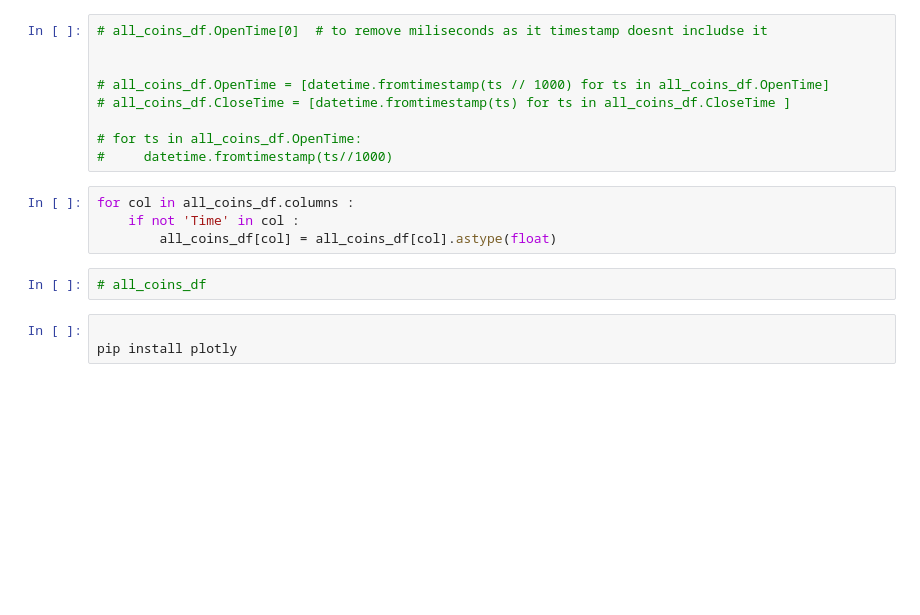
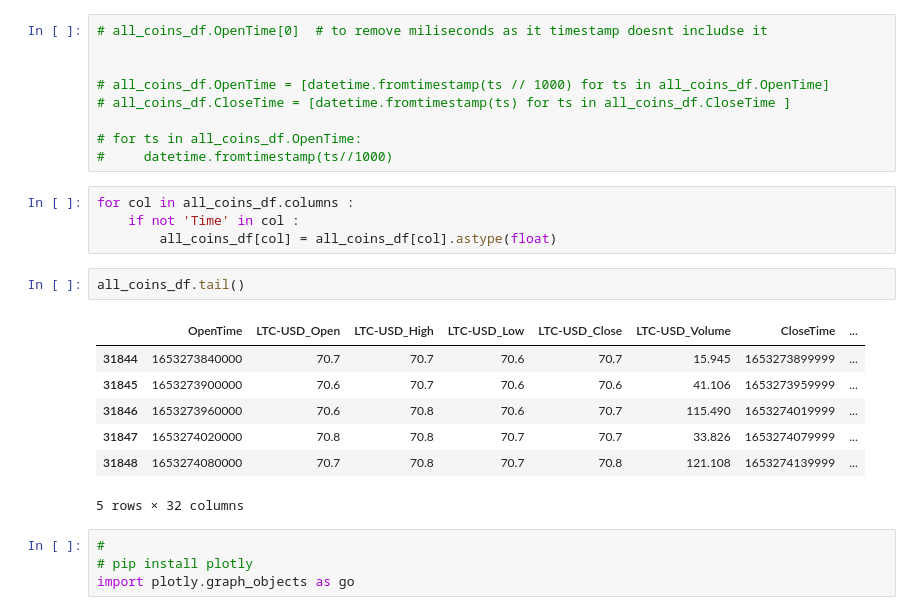
Before and after one commit to Heyymant/Automated-Crypto-Trading-Bot, a Jupyter notebook: data_gather.ipynb, the cells around one changed output. Drawn from its saved outputs; the diff is of its cells as text; blank space fills up the shorter version.

```diff
--- a/data_gather.ipynb
+++ b/data_gather.ipynb
@@ -91,8 +85,17 @@ from datetime import datetime,  timezone
 for col in all_coins_df.columns :
     if not 'Time' in col :
         all_coins_df[col] = all_coins_df[col].astype(float)
-# %%
-# all_coins_df
+# %%
+all_coins_df.tail()
+# %% [output]
+|  | OpenTime | LTC-USD_Open | LTC-USD_High | LTC-USD_Low | LTC-USD_Close | LTC-USD_Volume | CloseTime | ... |
+| 31844 | 1653273840000 | 70.7 | 70.7 | 70.6 | 70.7 | 15.945 | 1653273899999 | ... |
+| 31845 | 1653273900000 | 70.6 | 70.7 | 70.6 | 70.6 | 41.106 | 1653273959999 | ... |
+| 31846 | 1653273960000 | 70.6 | 70.8 | 70.6 | 70.7 | 115.490 | 1653274019999 | ... |
+| 31847 | 1653274020000 | 70.8 | 70.8 | 70.7 | 70.7 | 33.826 | 1653274079999 | ... |
+| 31848 | 1653274080000 | 70.7 | 70.8 | 70.7 | 70.8 | 121.108 | 1653274139999 | ... |
+5 rows × 32 columns
 # %%
-
-pip install plotly
+#
+# pip install plotly
+import plotly.graph_objects as go
```
Also changed, not shown: parts of 5 cells of this notebook.
